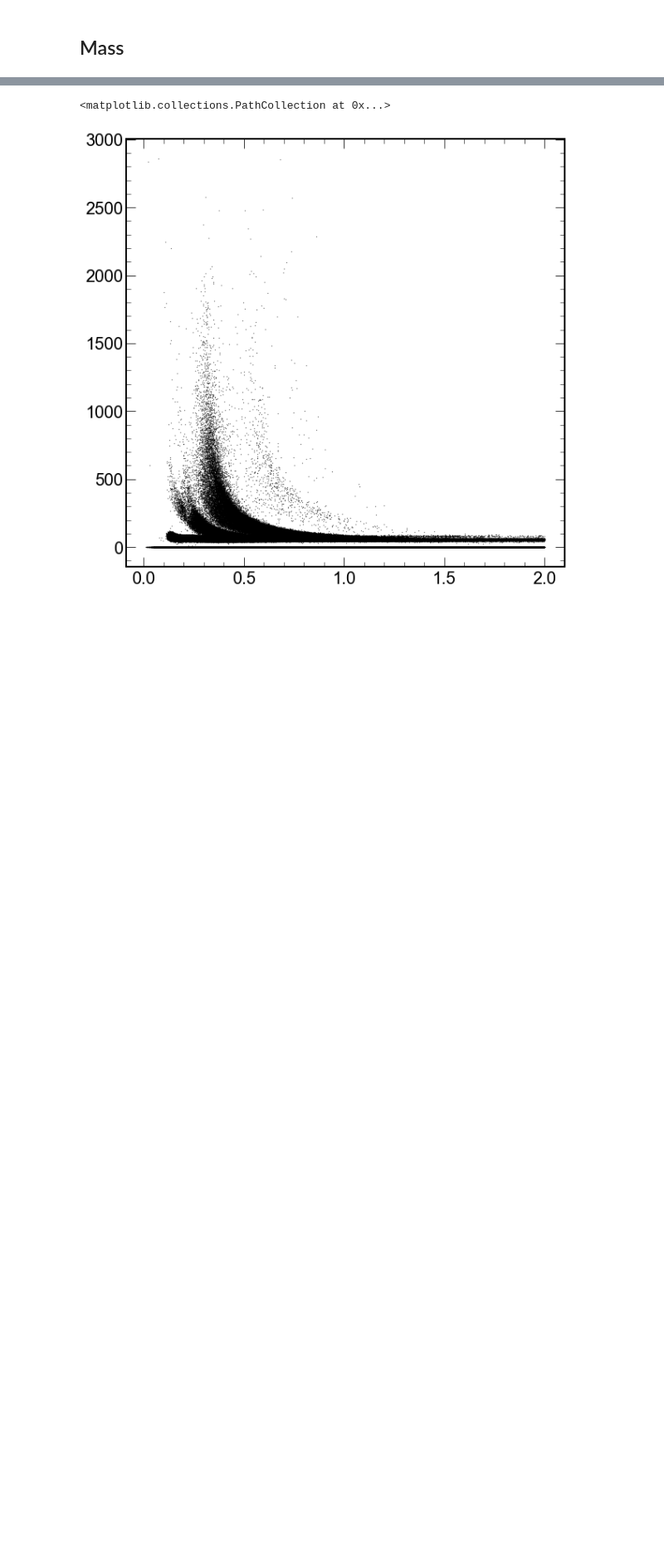
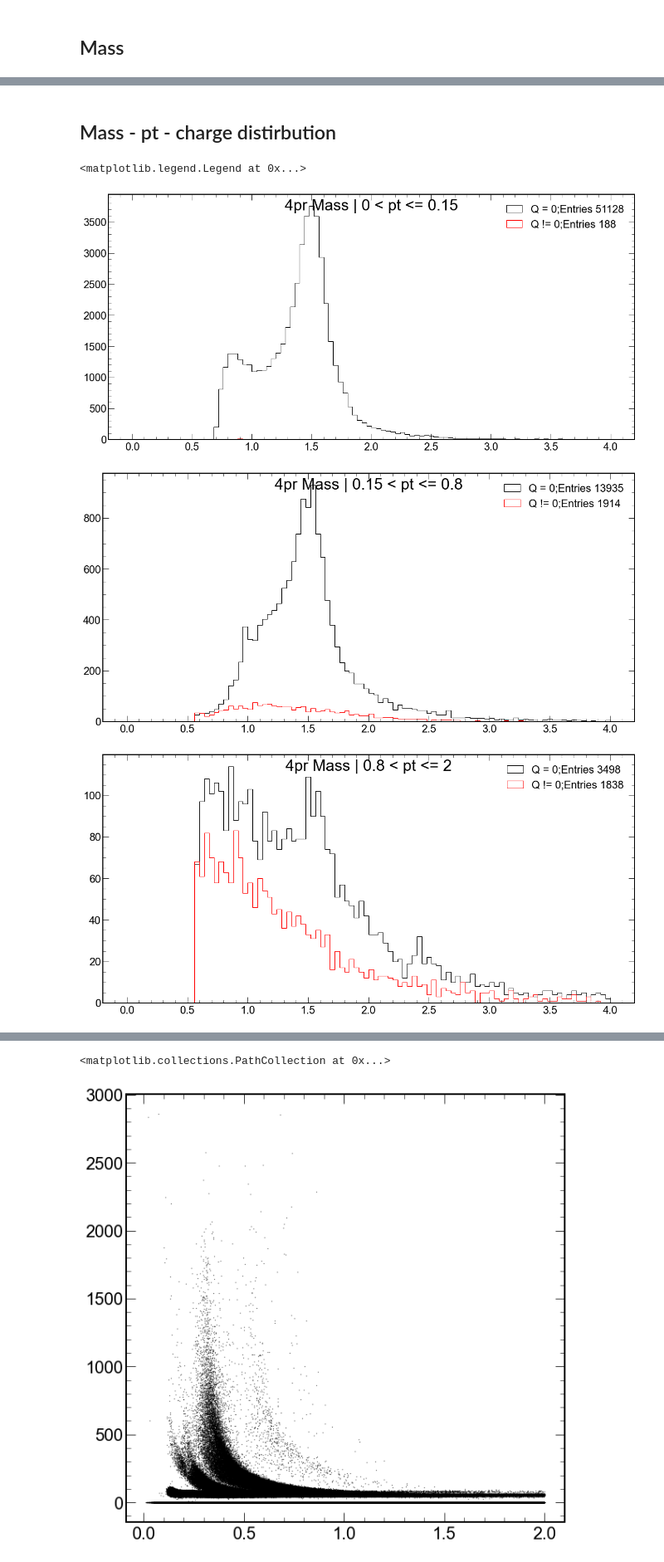
Before and after one commit to bdrum/cern-physics, a Jupyter notebook: notebooks/RhoPrime.ipynb, the cells around one changed output, grey strips where cells are left out. Shown at 83% size. Cells and saved outputs as stored; diff of their text form; code cells hidden in the pictures; blank space fills up the shorter version.

```diff
--- a/notebooks/RhoPrime.ipynb
+++ b/notebooks/RhoPrime.ipynb
@@ -135,0 +177,37 @@ ax.legend()
+# %% [markdown]
+## Mass - pt - charge distirbution
+# %%
+fig = plt.figure(figsize=(15, 7))
+ax = fig.add_axes([0,0,1,1])
+fig.suptitle(f'4pr Mass | {0} < pt <= {0.15}', fontsize=32)
+plt.style.use(hep.style.ROOT)
+counts, bins = np.histogram(GetMass(Draw=False), bins=100, range=(0,4))
+_ = ax.hist(GetMass(Draw=False), bins=bins, color='black', histtype='step', label=f'Q = 0;Entries {np.sum(counts)}')
+counts, bins = np.histogram(GetMass(ChargeEqualCondition=False,Draw=False), bins=100, range=(0,4))
+_ = ax.hist(GetMass(ChargeEqualCondition=False,Draw=False), bins=bins, color='red', histtype='step', label=f'Q != 0;Entries {np.sum(counts)}')
+ax.legend()
+
+fig = plt.figure(figsize=(15, 7))
+ax = fig.add_axes([0,0,1,1])
+fig.suptitle(f'4pr Mass | {0.15} < pt <= {0.8}', fontsize=32)
+plt.style.use(hep.style.ROOT)
+counts, bins = np.histogram(GetMass(Draw=False, ptMin=0.15, ptMax=0.8), bins=100, range=(0,4))
+_ = ax.hist(GetMass(Draw=False,ptMin=0.15, ptMax=0.8), bins=bins, color='black', histtype='step', label=f'Q = 0;Entries {np.sum(counts)}')
+counts, bins = np.histogram(GetMass(ChargeEqualCondition=False,Draw=False,ptMin=0.15, ptMax=0.8), bins=100, range=(0,4))
+_ = ax.hist(GetMass(ChargeEqualCondition=False,Draw=False,ptMin=0.15, ptMax=0.8), bins=bins, color='red', histtype='step', label=f'Q != 0;Entries {np.sum(counts)}')
+ax.legend()
+
+fig = plt.figure(figsize=(15, 7))
+ax = fig.add_axes([0,0,1,1])
+fig.suptitle(f'4pr Mass | {0.8} < pt <= {2}', fontsize=32)
+plt.style.use(hep.style.ROOT)
+counts, bins = np.histogram(GetMass(Draw=False, ptMin=0.8, ptMax=2), bins=100, range=(0,4))
+_ = ax.hist(GetMass(Draw=False,ptMin=0.8, ptMax=2), bins=bins, color='black', histtype='step', label=f'Q = 0;Entries {np.sum(counts)}')
+counts, bins = np.histogram(GetMass(ChargeEqualCondition=False,Draw=False,ptMin=0.8, ptMax=2), bins=100, range=(0,4))
+_ = ax.hist(GetMass(ChargeEqualCondition=False,Draw=False,ptMin=0.8, ptMax=2), bins=bins, color='red', histtype='step', label=f'Q != 0;Entries {np.sum(counts)}')
+ax.legend()
+# %% [output]
+<matplotlib.legend.Legend at 0x...>
+[figure, added]
+[figure, added]
+[figure, added]
```
Also changed, not shown: parts of 26 cells of this notebook, 1 other file.
